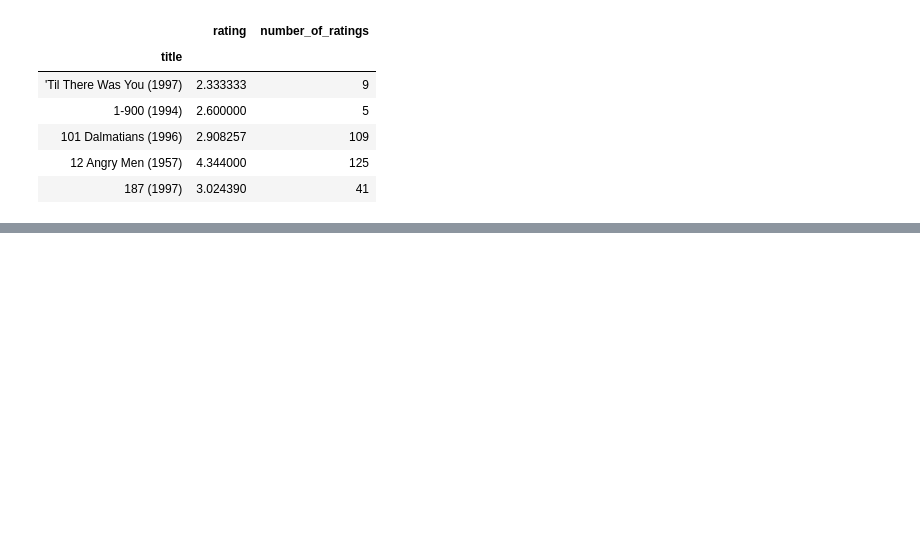
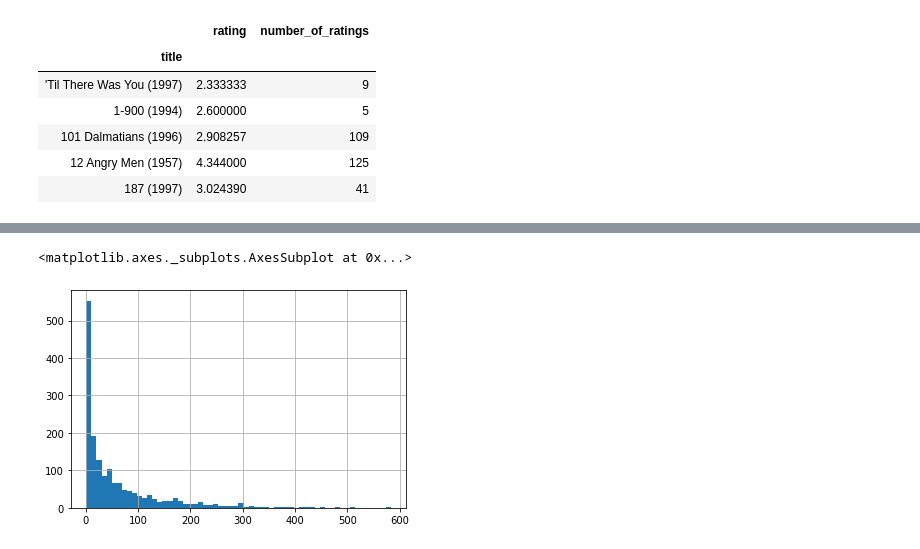
Before and after one commit to Dragonfly99/Movie_Recommendations, a Jupyter notebook: Recommender_System.ipynb, the cells around one changed output, grey strips where cells are left out. Drawn from its saved outputs; the diff is of its cells as text; code cells hidden in the pictures; blank space fills up the shorter version.

```diff
--- a/Recommender_System.ipynb
+++ b/Recommender_System.ipynb
@@ -83,0 +90,5 @@ ratings.head()
+# %%
+ratings['number_of_ratings'].hist(bins= 60)
+# %% [output]
+<matplotlib.axes._subplots.AxesSubplot at 0x...>
+[figure, added]
```
Also changed, not shown: parts of 13 cells of this notebook.
